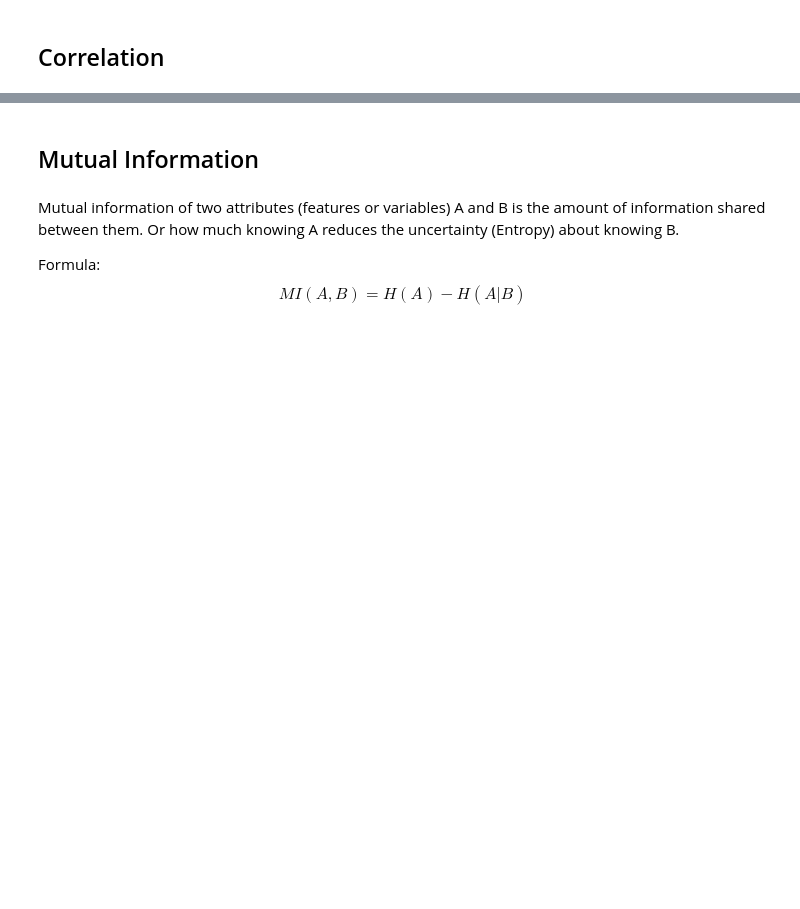
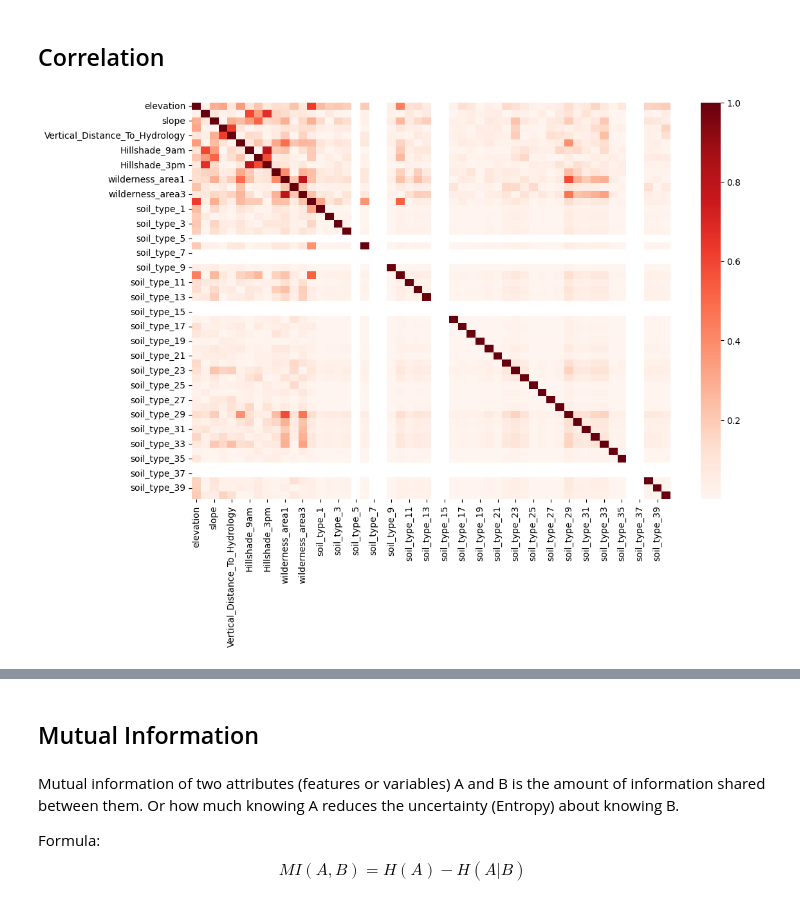
Before and after one commit to Abderrahamane/data-Mining-Labs, a Jupyter notebook: Lab 6/Feature_selection_Non_Guided_.ipynb, the cells around one changed output, grey strips where cells are left out. Saved outputs shown, nothing was run; the diff lists cells and outputs as text; code cells hidden in the pictures; blank space fills up the shorter version.

```diff
--- a/Lab 6/Feature_selection_Non_Guided_.ipynb
+++ b/Lab 6/Feature_selection_Non_Guided_.ipynb
@@ -94,5 +111,5 @@ SyntaxError: invalid syntax (ipython-input-2789073567.py, line 10)
 For learning purposes, and due to the large size of the Covertype dataset, using the entire dataset during the lab session would be impractical. Instead, we will work with a sample to make our analysis and modeling more manageable. To ensure that our sample reflects the original distribution of the target variable, we will perform **stratified sampling**. This approach will allow us to preserve the relative proportions of each forest cover type within our sample, ensuring that our insights and model results remain representative of the full dataset.
 # %%
 # Create a 1% stratified sample from the original dataset ensuring reproducibility
-X_sampled, _ = train_test_split(initial_data, #FIX ME#, #FIX ME#, #FIX ME#)
+X_sampled, _ = train_test_split(initial_data, test_size=0.99, stratify=initial_data["class"], random_state=42)
 print(X_sampled.shape)
@@ -148,8 +187,8 @@ Splitting the data is crucial for reliable model evaluation. By keeping part of
 X_train, X_test, y_train, y_test = train_test_split(
                                                     X,
                                                     y,
-                                                    #FIX ME#,
-                                                    #FIX ME#
+                                                    test_size=0.2,
+                                                    random_state=42
                                                     )
 
 print(f"Training set's shape : {X_train.shape}")
@@ -180,9 +243,11 @@ print(f"Selected features Shape and names: \n{X_var.columns.shape}, {X_var.colum
 # %% [markdown]
 ## Correlation
 # %%
-cor = #FIX ME#.corr().abs()
+cor = X_train.corr().abs()
 plt.figure(figsize=(12, 8))
 sns.heatmap(cor, annot=False, cmap=plt.cm.Reds)
 plt.show()
+# %% [output]
+[figure, added]
 # %%
 def correlation_selector(X, threshold=0.8):
```
Also changed, not shown: parts of 24 cells of this notebook.
